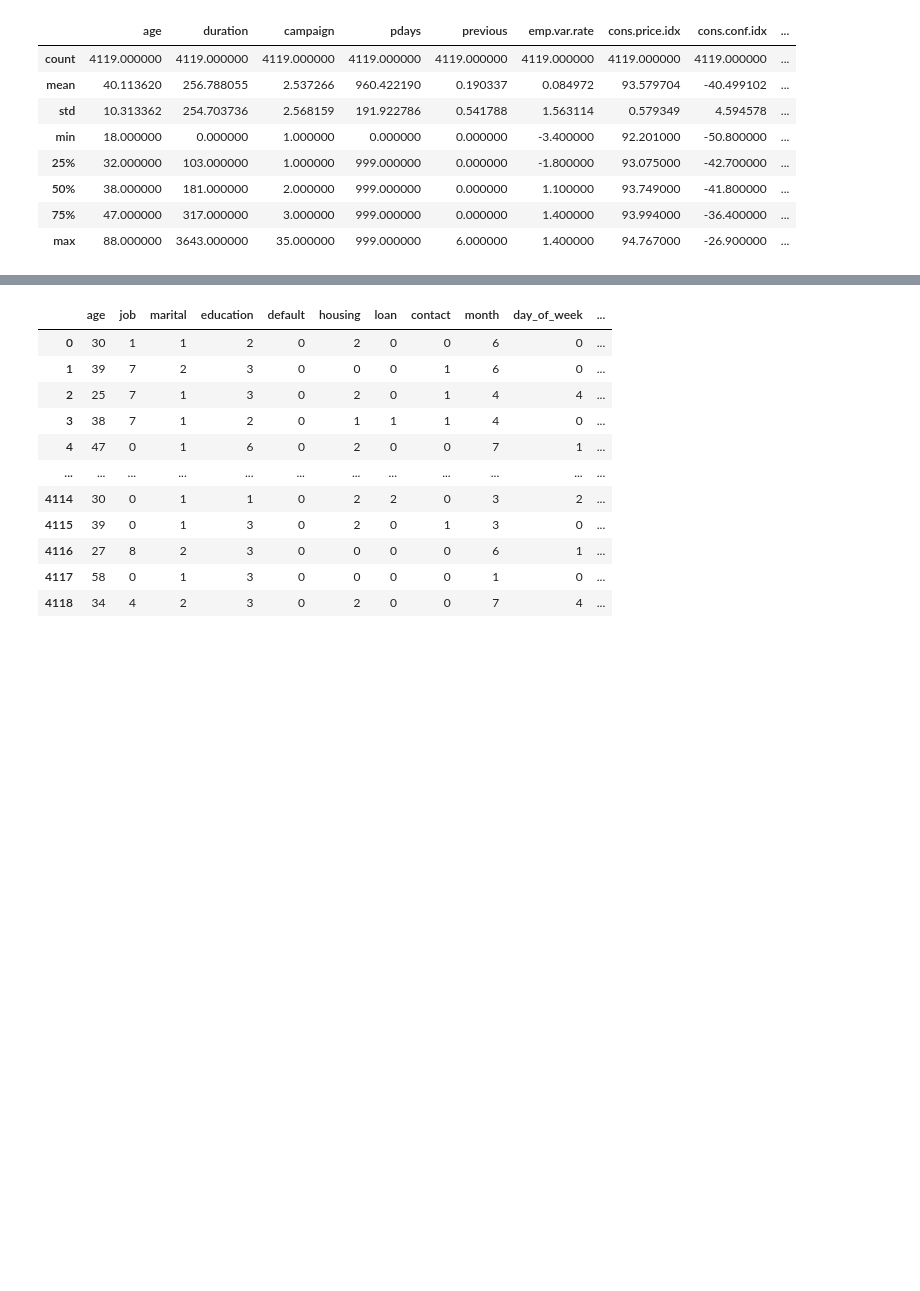
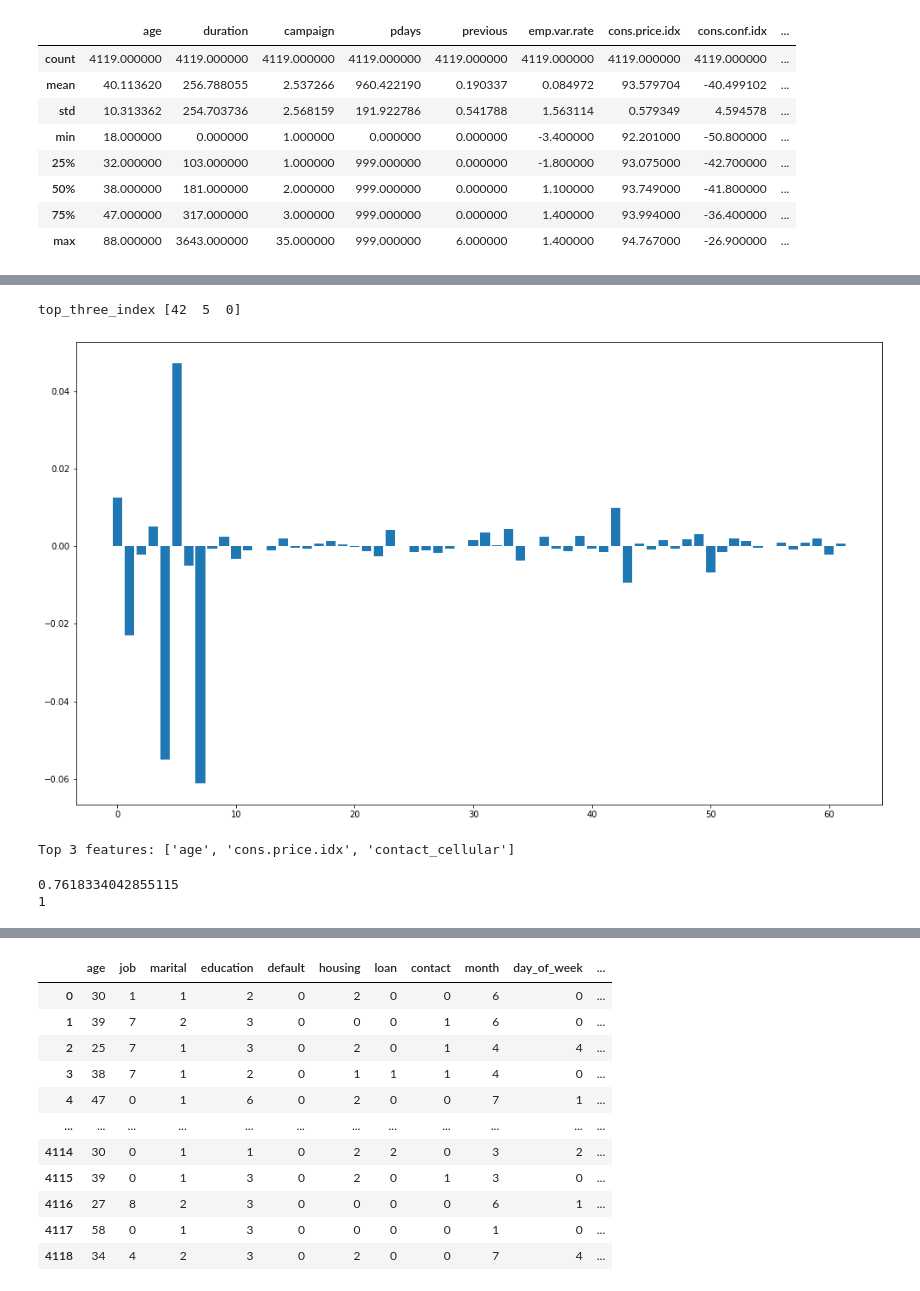
Before and after one commit to thowwafi/bank-telemarketing-analysis, a Jupyter notebook: bank-additional.ipynb, the cells around one changed output, grey strips where cells are left out. Drawn from its saved outputs; the diff is of its cells as text; code cells hidden in the pictures; blank space fills up the shorter version.

```diff
--- a/bank-additional.ipynb
+++ b/bank-additional.ipynb
@@ -137,0 +228,23 @@ categorical = [col for col in df.columns if col not in numerics]
+# %%
+a = 0.0001
+best_model_log_reg = LogisticRegression(penalty='l2', C=a, class_weight='balanced', max_iter=10000)
+best_model_log_reg.fit(X_train_drop, y_train)
+y_pred = best_model_log_reg.predict_proba(X_test_drop)[:,1]
+
+importances = best_model_log_reg.coef_[0]
+top_three = np.argpartition(importances, -3)[-3:]
+print("top_three_index", top_three)
+plt.bar([x for x in range(len(importances))], importances)
+plt.show()
+print(f"Top 3 features: {[v for i, v in enumerate(X_train_drop.columns) if i in top_three]}")
+# %% [output]
+top_three_index [42  5  0]
+[figure, added]
+Top 3 features: ['age', 'cons.price.idx', 'contact_cellular']
+# %%
+test = [0.6810330637150559, 0.7618334042855115, 0.7562253441180644, 0.7549595572584078, 0.7523258124024409, 0.7521668795232013, 0.7530239818362425, 0.7517127855825173, 0.7530296580105009]
+print(max(test))
+print(np.argmax(test))
+# %% [output]
+0.7618334042855115
+1
```
Also changed, not shown: parts of 19 cells of this notebook, 5 other files.
